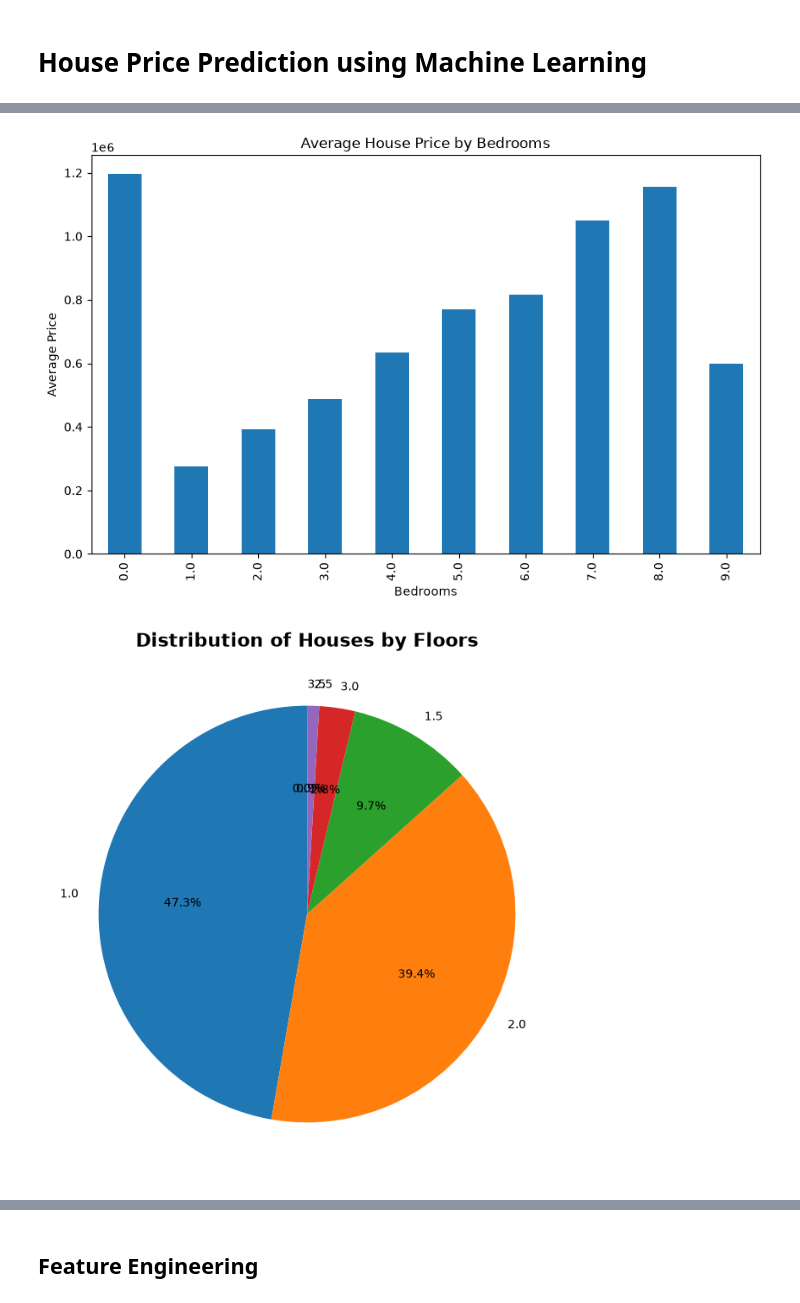
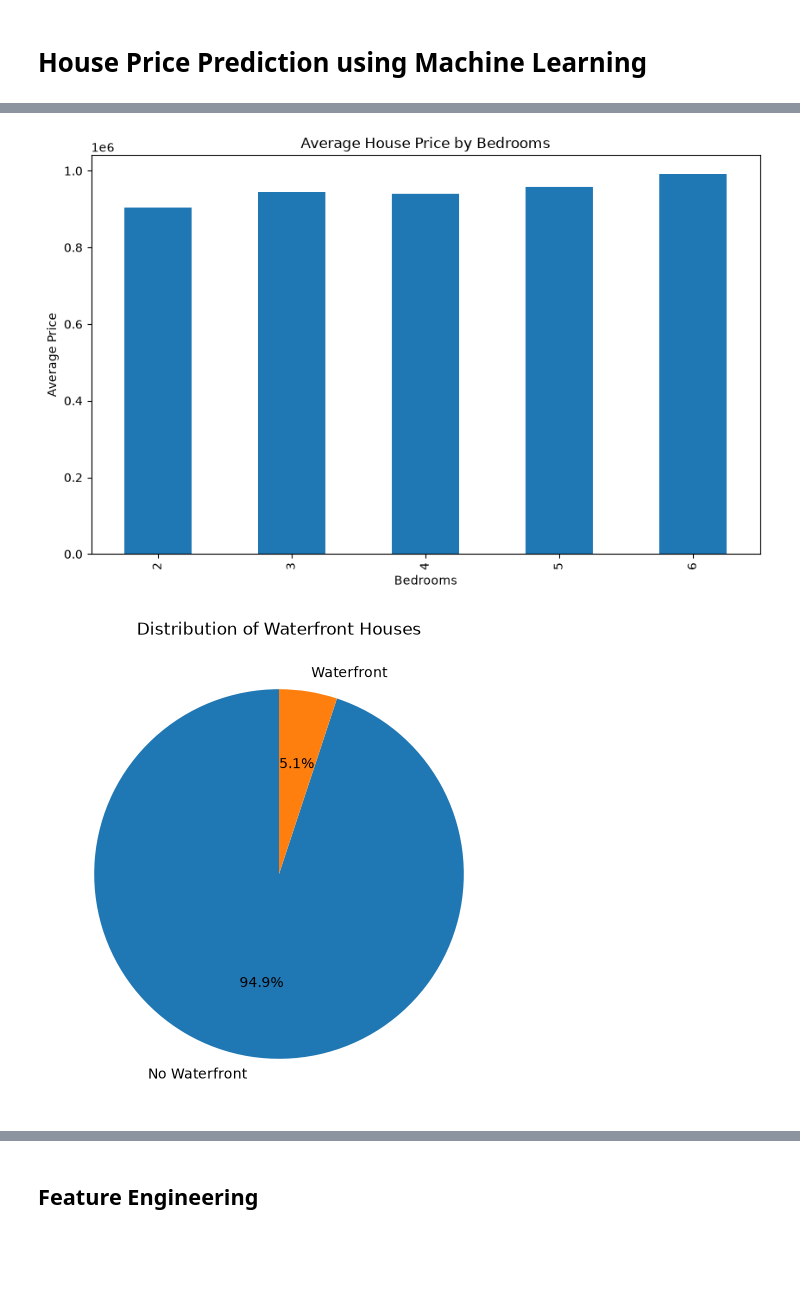
Before and after one commit to Pragna-sri02/AIML_Classes, a Jupyter notebook: house_price_prediction.ipynb, the cells around one changed output, grey strips where cells are left out. Saved outputs shown, nothing was run; the diff lists cells and outputs as text; code cells hidden in the pictures; blank space fills up the shorter version.

```diff
--- a/house_price_prediction.ipynb
+++ b/house_price_prediction.ipynb
@@ -7,7 +7,7 @@ import numpy as np
 import matplotlib.pyplot as plt
 import seaborn as sns
 # %%
-df = pd.read_csv("../data/House_Prediction.csv")
+df = pd.read_csv("House_Prediction.csv")
 # %%
 df.head()
 # %% [output]
@@ -133,0 +126,5 @@ dtype: int64
+# %%
+df["bathrooms"] = df["bathrooms"].fillna(df["bathrooms"].median())
+df["sqft_living"] = df["sqft_living"].fillna(df["sqft_living"].median())
+df["view"] = df["view"].fillna(df["view"].mode()[0])
+df["garage_spaces"] = df["garage_spaces"].fillna(df["garage_spaces"].mode()[0])
@@ -133,0 +175,2 @@ dtype: int64
+# %%
+df = df.drop_duplicates()
@@ -183,22 +246,22 @@ plt.ylabel("Average Price")
 
 plt.show()
 # %% [output]
-[figure, old version]
+[figure, new version]
 # %%
-floor_count = df["floors"].value_counts()
+waterfront_count = df["waterfront"].value_counts()
 
-plt.figure(figsize=(8,8))
+plt.figure(figsize=(6,6))
 
 plt.pie(
-    floor_count,
-    labels=floor_count.index,
+    waterfront_count,
+    labels=["No Waterfront", "Waterfront"],
     autopct="%1.1f%%",
     startangle=90
 )
 
-plt.title("Distribution of Houses by Floors", fontsize=16, fontweight="bold")
+plt.title("Distribution of Waterfront Houses")
 
 plt.show()
 # %% [output]
-[figure, old version]
+[figure, new version]
 # %%
```
Also changed, not shown: parts of 86 cells of this notebook.
